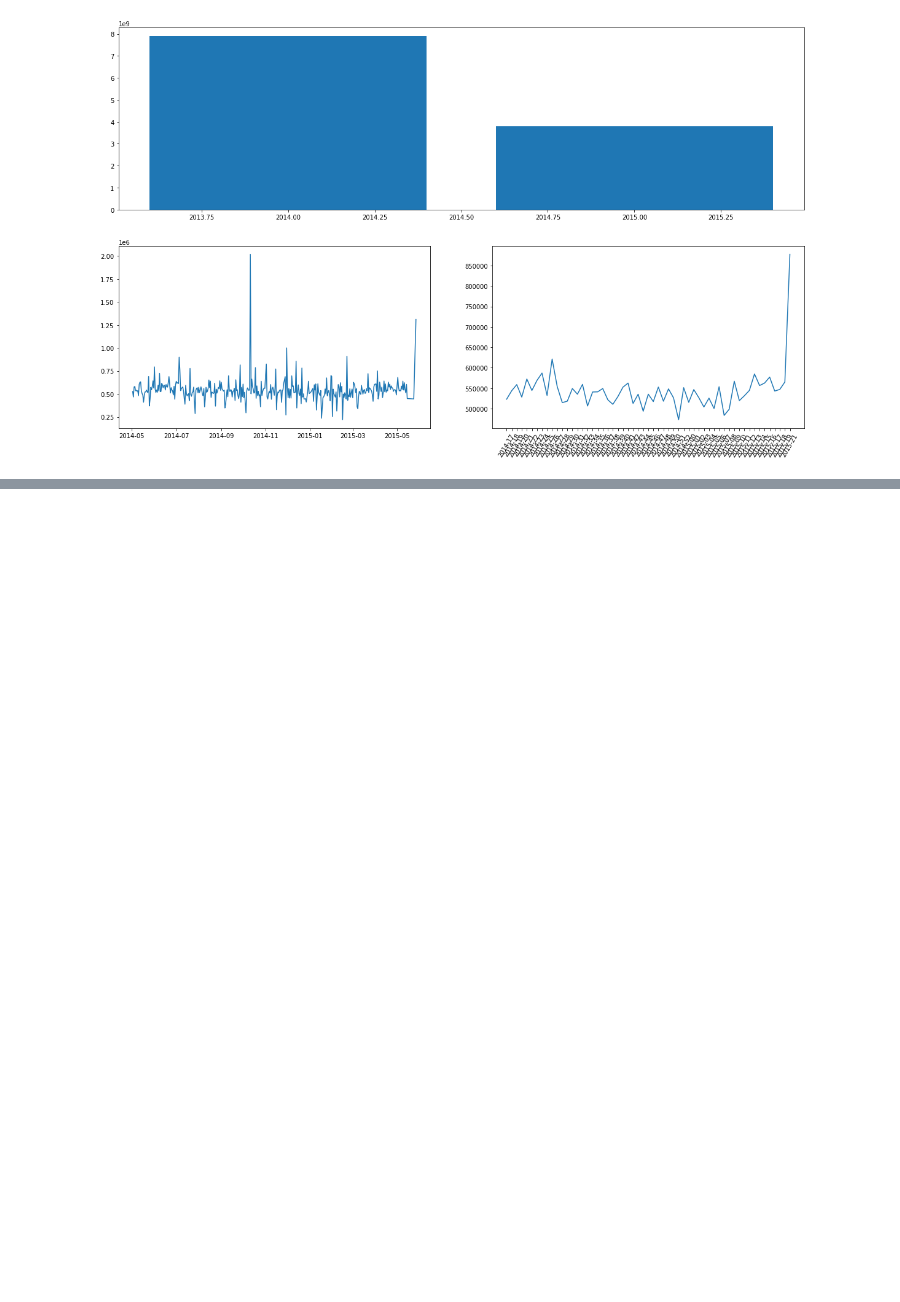
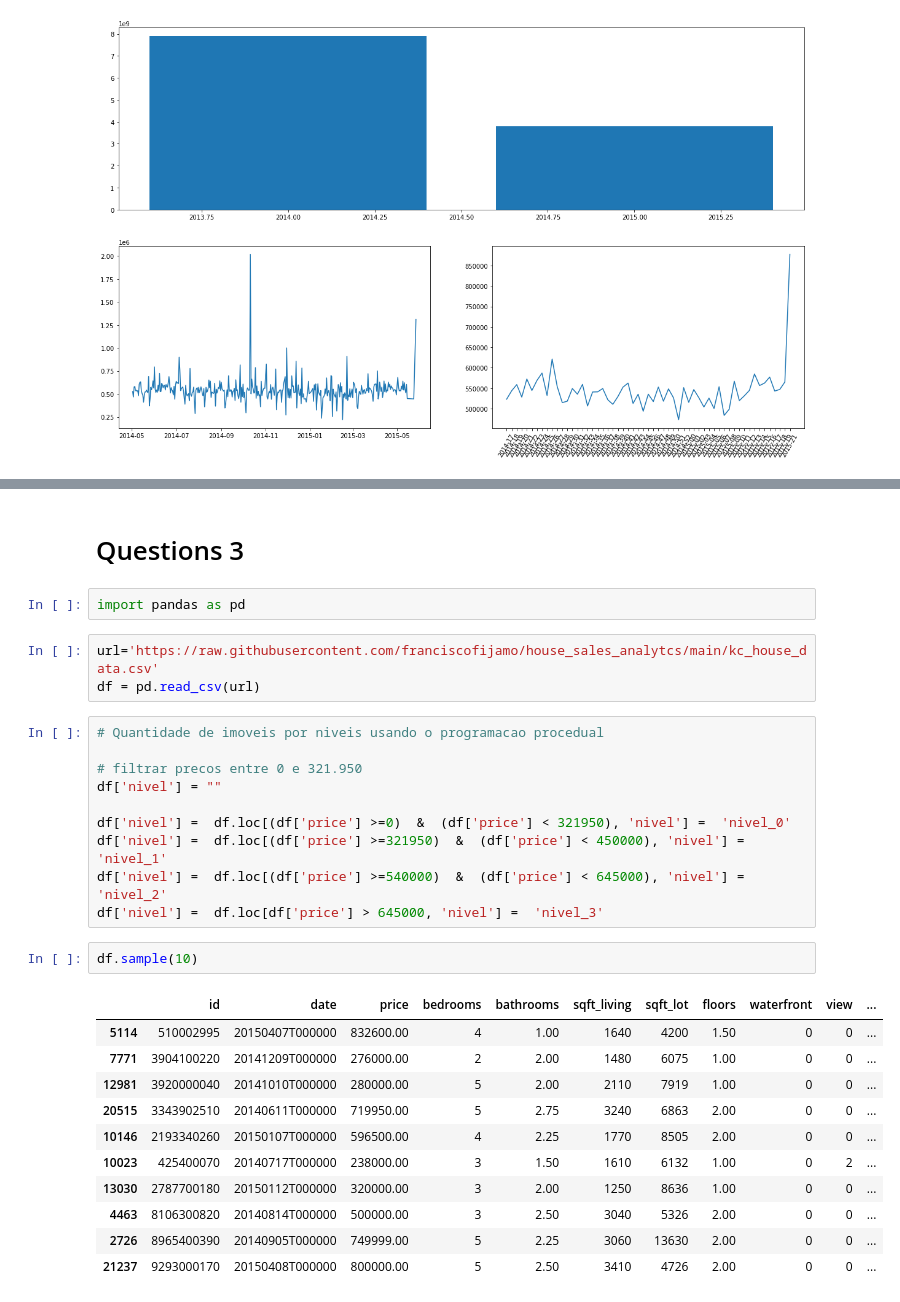
Before and after one commit to franciscofijamo/house_sales_analytcs, a Jupyter notebook: House_sales_02.ipynb, the cells around one changed output, grey strips where cells are left out. Saved outputs shown, nothing was run; the diff lists cells and outputs as text; blank space fills up the shorter version.

```diff
--- a/House_sales_02.ipynb
+++ b/House_sales_02.ipynb
@@ -848,3 +848,34 @@ map.update_layout(height = 600, margin= {'r':0, 't':0, 'l':0, 'b':0})
 map.show()
 # %% [output]
 [interactive output not drawn]
+# %% [markdown]
+# Questions 3
+# %%
+import pandas as pd
+# %%
+url='https://raw.githubusercontent.com/franciscofijamo/house_sales_analytcs/main/kc_house_data.csv'
+df = pd.read_csv(url)
+# %%
+# Quantidade de imoveis por niveis usando o programacao procedual
+
+# filtrar precos entre 0 e 321.950
+df['nivel'] = ""
+
+df['nivel'] =  df.loc[(df['price'] >=0)  &  (df['price'] < 321950), 'nivel'] =  'nivel_0'
+df['nivel'] =  df.loc[(df['price'] >=321950)  &  (df['price'] < 450000), 'nivel'] =  'nivel_1'
+df['nivel'] =  df.loc[(df['price'] >=540000)  &  (df['price'] < 645000), 'nivel'] =  'nivel_2'
+df['nivel'] =  df.loc[df['price'] > 645000, 'nivel'] =  'nivel_3'
+# %%
+df.sample(10)
+# %% [output]
+|  | id | date | price | bedrooms | bathrooms | sqft_living | sqft_lot | floors | waterfront | view | ... |
+| 5114 | 510002995 | 20150407T000000 | 832600.00 | 4 | 1.00 | 1640 | 4200 | 1.50 | 0 | 0 | ... |
+| 7771 | 3904100220 | 20141209T000000 | 276000.00 | 2 | 2.00 | 1480 | 6075 | 1.00 | 0 | 0 | ... |
+| 12981 | 3920000040 | 20141010T000000 | 280000.00 | 5 | 2.00 | 2110 | 7919 | 1.00 | 0 | 0 | ... |
+| 20515 | 3343902510 | 20140611T000000 | 719950.00 | 5 | 2.75 | 3240 | 6863 | 2.00 | 0 | 0 | ... |
+| 10146 | 2193340260 | 20150107T000000 | 596500.00 | 4 | 2.25 | 1770 | 8505 | 2.00 | 0 | 0 | ... |
+| 10023 | 425400070 | 20140717T000000 | 238000.00 | 3 | 1.50 | 1610 | 6132 | 1.00 | 0 | 2 | ... |
+| 13030 | 2787700180 | 20150112T000000 | 320000.00 | 3 | 2.00 | 1250 | 8636 | 1.00 | 0 | 0 | ... |
+| 4463 | 8106300820 | 20140814T000000 | 500000.00 | 3 | 2.50 | 3040 | 5326 | 2.00 | 0 | 0 | ... |
+| 2726 | 8965400390 | 20140905T000000 | 749999.00 | 5 | 2.25 | 3060 | 13630 | 2.00 | 0 | 0 | ... |
+| 21237 | 9293000170 | 20150408T000000 | 800000.00 | 5 | 2.50 | 3410 | 4726 | 2.00 | 0 | 0 | ... |
```
Also changed, not shown: parts of 28 cells of this notebook.
